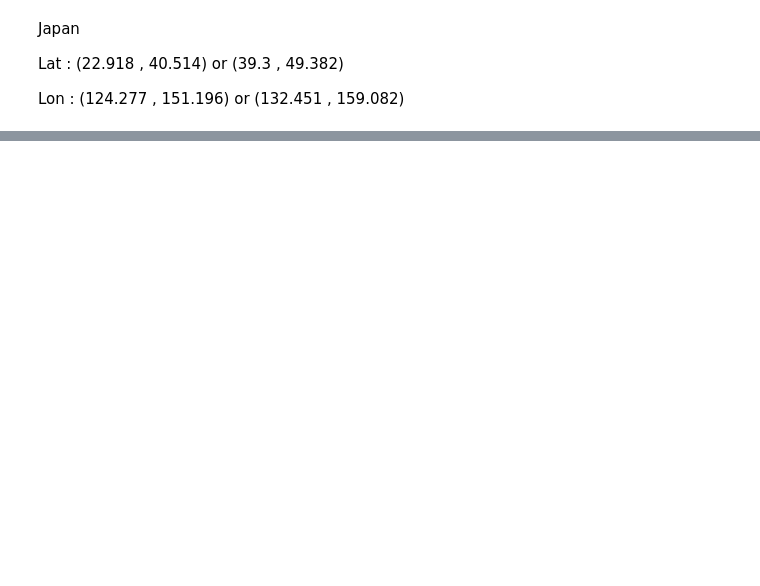
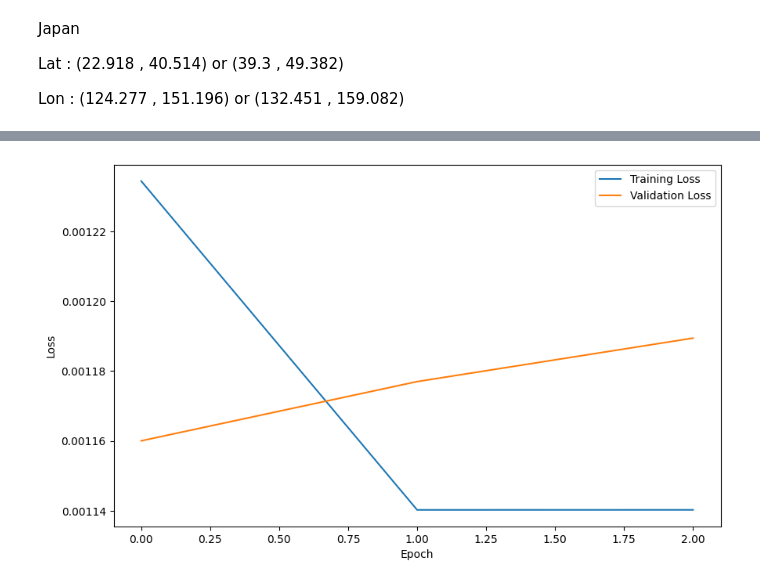
Before and after one commit to peeb01/Earthquake, a Jupyter notebook: Machine Learning Model/test.ipynb, the cells around one changed output, grey strips where cells are left out. Cells and saved outputs as stored; diff of their text form; code cells hidden in the pictures; blank space fills up the shorter version.

```diff
--- a/Machine Learning Model/test.ipynb
+++ b/Machine Learning Model/test.ipynb
@@ -66,0 +81,3 @@ Jp
+# %%
+x_train, x_test, y_train, y_test = train_test_split(x, y, test_size=0.3, random_state=42)
+print(x_train)
@@ -66,0 +121,14 @@ Jp
+# %%
+from keras.models import Sequential
+from keras.layers import Dense
+
+model = Sequential()
+model.add(Dense(360, input_dim=x_train.shape[1], activation=tf.keras.activations.relu))
+model.add(Dense(180, activation=tf.keras.activations.relu))
+model.add(Dense(64, activation=tf.keras.activations.relu))
+model.add(Dense(32, activation=tf.keras.activations.relu))
+model.add(Dense(3, activation=tf.keras.activations.sigmoid)) # latitude, longitude, magnetude
+# %%
+model.compile(optimizer='adam', loss=tf.keras.losses.mse,metrics=['accuracy'])
+# %%
+history = model.fit(x_train, y_train, epochs=3, batch_size=32, validation_split=0.2)
@@ -66,0 +144,10 @@ Jp
+# %%
+plt.figure(figsize=(10, 6))
+plt.plot(history.history['loss'], label='Training Loss')
+plt.plot(history.history['val_loss'], label='Validation Loss')
+plt.xlabel('Epoch')
+plt.ylabel('Loss')
+plt.legend()
+plt.show()
+# %% [output]
+[figure, added]
```
Also changed, not shown: parts of 17 cells of this notebook, 20 other files.
